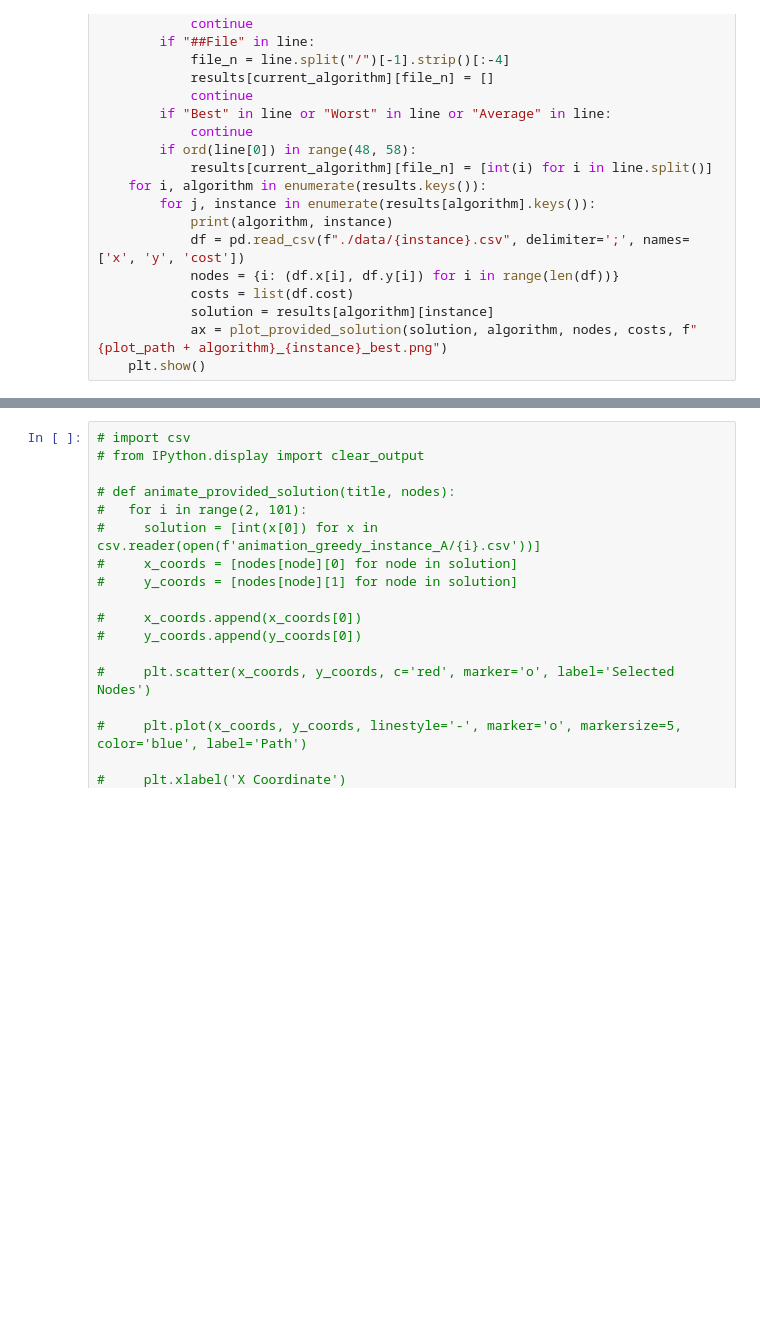
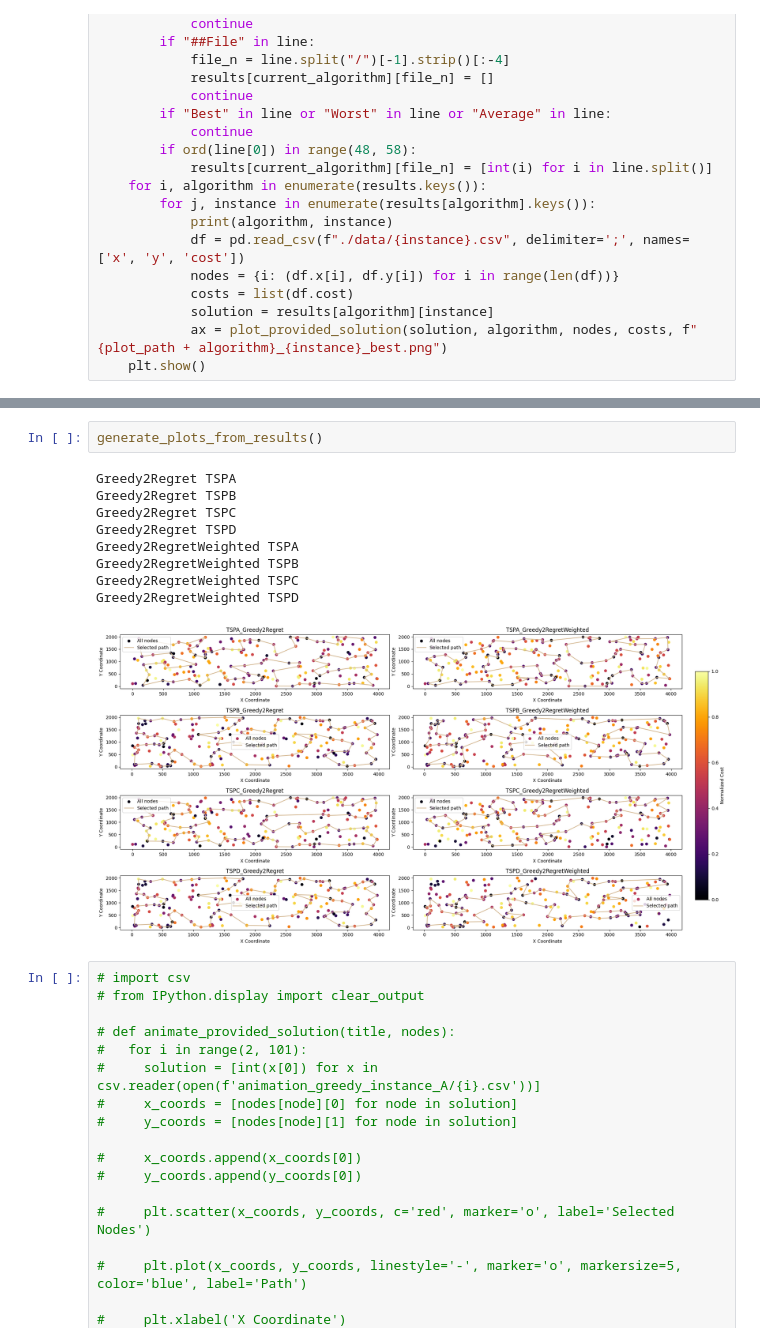
Before and after one commit to mmaecki/ec_greedy_heuristics, a Jupyter notebook: plots.ipynb, the cells around one changed output, grey strips where cells are left out. Cells and saved outputs as stored; diff of their text form; blank space fills up the shorter version.

Commit message:
plots update

```diff
--- a/plots.ipynb
+++ b/plots.ipynb
@@ -72,3 +158,15 @@ Greedy2Regret TSPD
+# %%
+generate_plots_from_results()
+# %% [output]
+Greedy2Regret TSPA
+Greedy2Regret TSPB
+Greedy2Regret TSPC
+Greedy2Regret TSPD
+Greedy2RegretWeighted TSPA
+Greedy2RegretWeighted TSPB
+Greedy2RegretWeighted TSPC
+Greedy2RegretWeighted TSPD
+[figure, added]
 # %%
 # import csv
 # from IPython.display import clear_output
```
Also changed, not shown: parts of 2 cells of this notebook.
